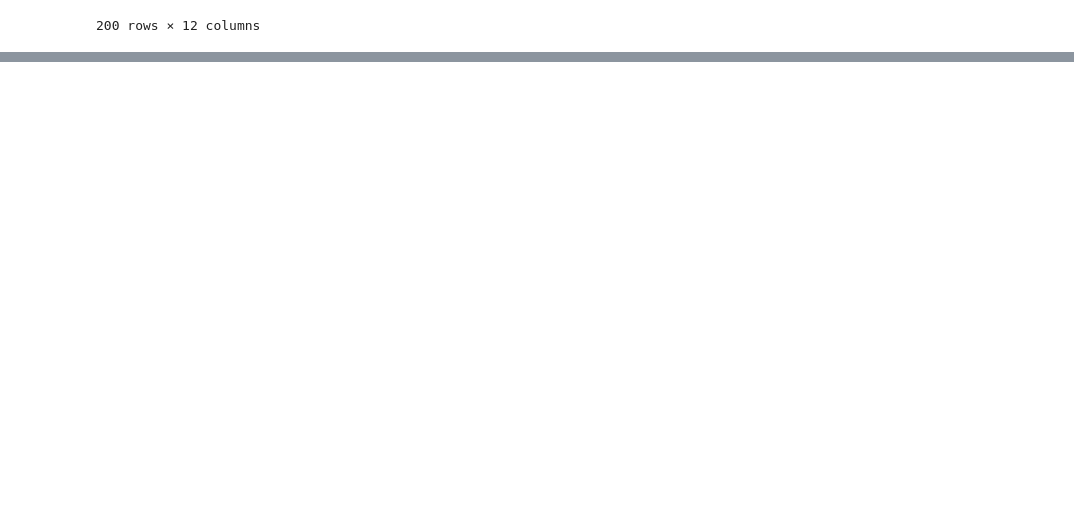
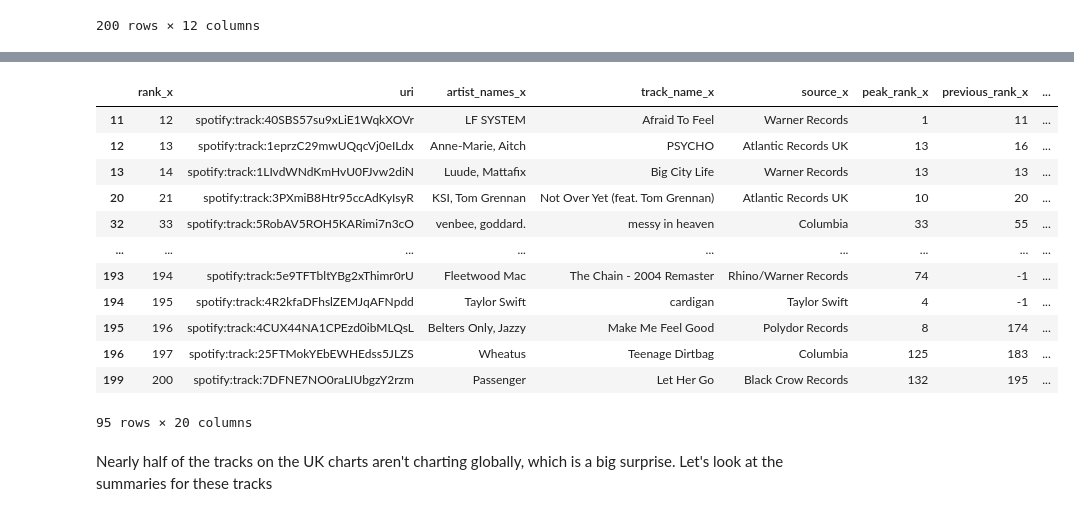
Before and after one commit to aeroniemi/sdpa-coursework, a Jupyter notebook: dataAnalytics/round3.ipynb, the cells around one changed output, grey strips where cells are left out. Saved outputs shown, nothing was run; the diff lists cells and outputs as text; code cells hidden in the pictures; blank space fills up the shorter version.

```diff
--- a/dataAnalytics/round3.ipynb
+++ b/dataAnalytics/round3.ipynb
@@ -347,0 +447,23 @@ list(mawnds.columns)
+# %%
+all = gbCharts.merge(globalCharts.drop_duplicates(), on=['uri'],
+                   how='left', indicator=True)
+
+unique = all[all['_merge'] == 'left_only']
+# %%
+unique.dropna(axis=1)
+# %% [output]
+|  | rank_x | uri | artist_names_x | track_name_x | source_x | peak_rank_x | previous_rank_x | ... |
+| 11 | 12 | spotify:track:40SBS57su9xLiE1WqkXOVr | LF SYSTEM | Afraid To Feel | Warner Records | 1 | 11 | ... |
+| 12 | 13 | spotify:track:1eprzC29mwUQqcVj0eILdx | Anne-Marie, Aitch | PSYCHO | Atlantic Records UK | 13 | 16 | ... |
+| 13 | 14 | spotify:track:1LIvdWNdKmHvU0FJvw2diN | Luude, Mattafix | Big City Life | Warner Records | 13 | 13 | ... |
+| 20 | 21 | spotify:track:3PXmiB8Htr95ccAdKyIsyR | KSI, Tom Grennan | Not Over Yet (feat. Tom Grennan) | Atlantic Records UK | 10 | 20 | ... |
+| 32 | 33 | spotify:track:5RobAV5ROH5KARimi7n3cO | venbee, goddard. | messy in heaven | Columbia | 33 | 55 | ... |
+| ... | ... | ... | ... | ... | ... | ... | ... | ... |
+| 193 | 194 | spotify:track:5e9TFTbltYBg2xThimr0rU | Fleetwood Mac | The Chain - 2004 Remaster | Rhino/Warner Records | 74 | -1 | ... |
+| 194 | 195 | spotify:track:4R2kfaDFhslZEMJqAFNpdd | Taylor Swift | cardigan | Taylor Swift | 4 | -1 | ... |
+| 195 | 196 | spotify:track:4CUX44NA1CPEzd0ibMLQsL | Belters Only, Jazzy | Make Me Feel Good | Polydor Records | 8 | 174 | ... |
+| 196 | 197 | spotify:track:25FTMokYEbEWHEdss5JLZS | Wheatus | Teenage Dirtbag | Columbia | 125 | 183 | ... |
+| 199 | 200 | spotify:track:7DFNE7NO0raLIUbgzY2rzm | Passenger | Let Her Go | Black Crow Records | 132 | 195 | ... |
+95 rows × 20 columns
+# %% [markdown]
+Nearly half of the tracks on the UK charts aren't charting globally, which is a big surprise. Let's look at the summaries for these tracks
```
Also changed, not shown: parts of 22 cells of this notebook.
